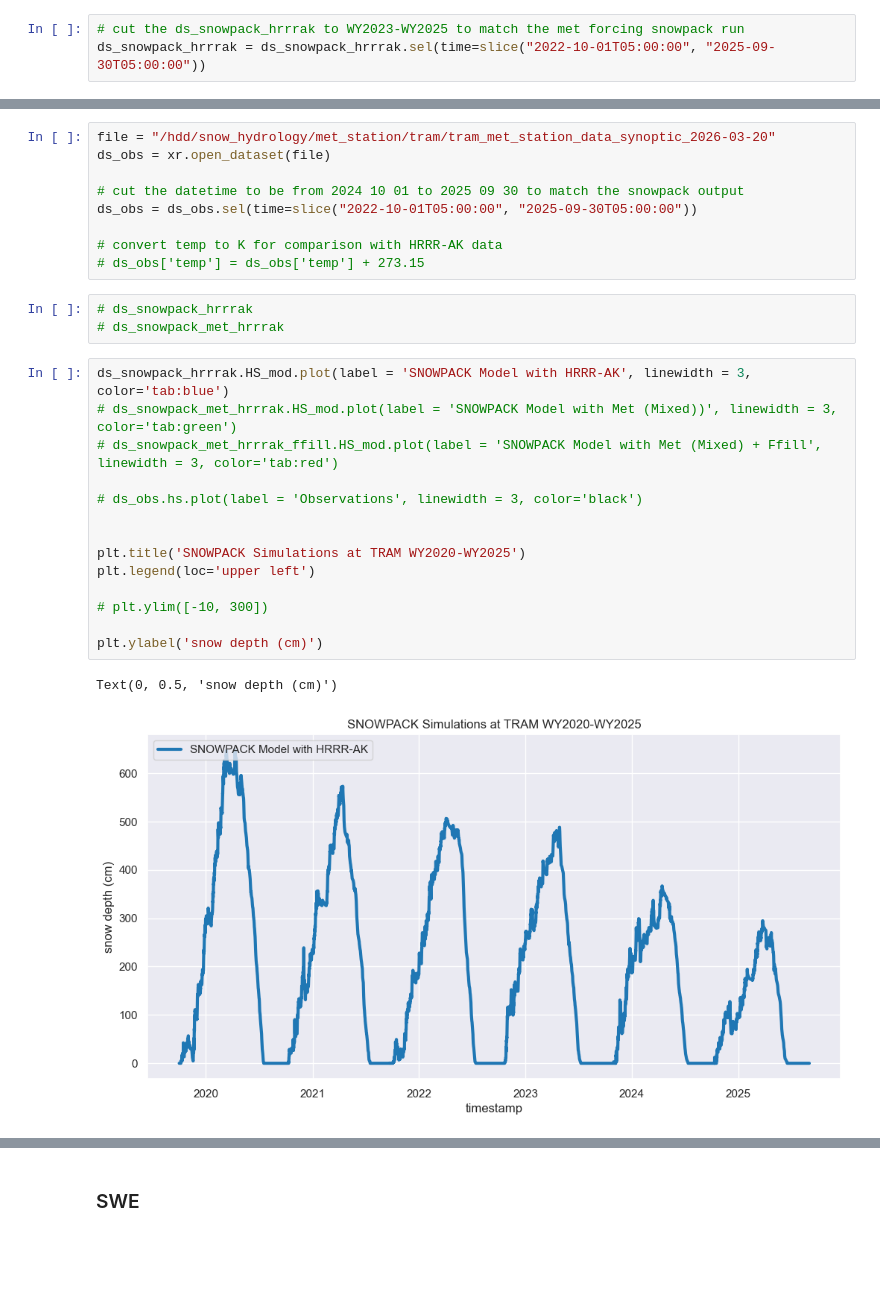
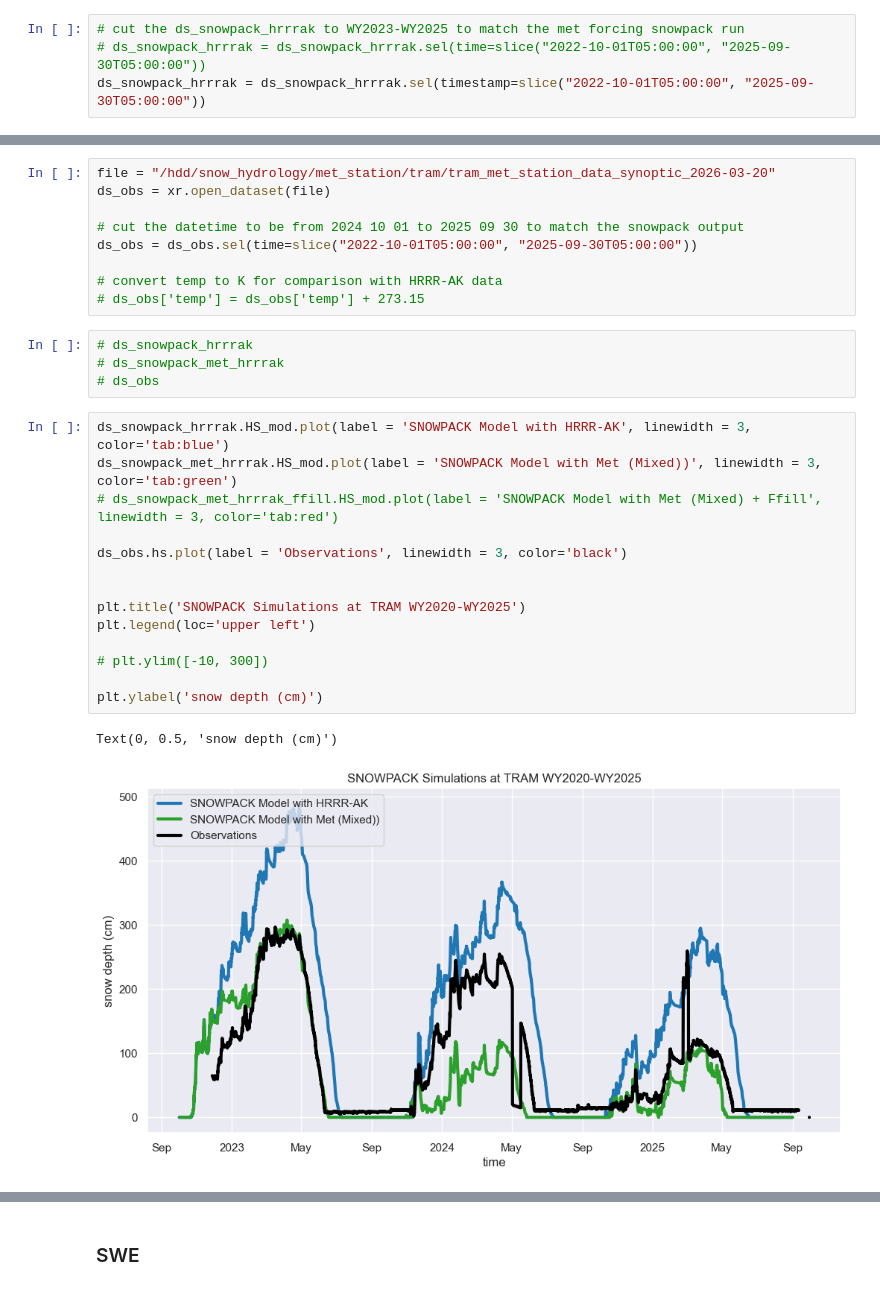
Before and after one commit to cassielumbrazo/snow_modeling_point, a Jupyter notebook: sites/tram/3_read_snowpack_output_tram_WY2023-WY2025.ipynb, the cells around one changed output, grey strips where cells are left out. Drawn from its saved outputs; the diff is of its cells as text; blank space fills up the shorter version.

```diff
--- a/sites/tram/3_read_snowpack_output_tram_WY2023-WY2025.ipynb
+++ b/sites/tram/3_read_snowpack_output_tram_WY2023-WY2025.ipynb
@@ -90,6 +111,7 @@ ds_snowpack_met_hrrrak, header = read_smet("/home/cassie/python/models/run_snowp
 # %%
 # cut the ds_snowpack_hrrrak to WY2023-WY2025 to match the met forcing snowpack run
-ds_snowpack_hrrrak = ds_snowpack_hrrrak.sel(time=slice("2022-10-01T05:00:00", "2025-09-30T05:00:00"))
+# ds_snowpack_hrrrak = ds_snowpack_hrrrak.sel(time=slice("2022-10-01T05:00:00", "2025-09-30T05:00:00"))
+ds_snowpack_hrrrak = ds_snowpack_hrrrak.sel(timestamp=slice("2022-10-01T05:00:00", "2025-09-30T05:00:00"))
 # %% [markdown]
 ### Open Observations
 # %%
@@ -104,20 +126,21 @@ ds_obs = ds_obs.sel(time=slice("2022-10-01T05:00:00", "2025-09-30T05:00:00"))
 # %%
 # ds_snowpack_hrrrak
 # ds_snowpack_met_hrrrak
+# ds_obs
 # %%
 ds_snowpack_hrrrak.HS_mod.plot(label = 'SNOWPACK Model with HRRR-AK', linewidth = 3, color='tab:blue')
-# ds_snowpack_met_hrrrak.HS_mod.plot(label = 'SNOWPACK Model with Met (Mixed))', linewidth = 3, color='tab:green')
+ds_snowpack_met_hrrrak.HS_mod.plot(label = 'SNOWPACK Model with Met (Mixed))', linewidth = 3, color='tab:green')
 # ds_snowpack_met_hrrrak_ffill.HS_mod.plot(label = 'SNOWPACK Model with Met (Mixed) + Ffill', linewidth = 3, color='tab:red')
 
-# ds_obs.hs.plot(label = 'Observations', linewidth = 3, color='black')
+ds_obs.hs.plot(label = 'Observations', linewidth = 3, color='black')
 
 
 plt.title('SNOWPACK Simulations at TRAM WY2020-WY2025')
 plt.legend(loc='upper left')
 
 # plt.ylim([-10, 300])
 
 plt.ylabel('snow depth (cm)')
 # %% [output]
 Text(0, 0.5, 'snow depth (cm)')
-[figure, old version]
+[figure, new version]
```
Also changed, not shown: parts of 6 cells of this notebook, 2 other files.
